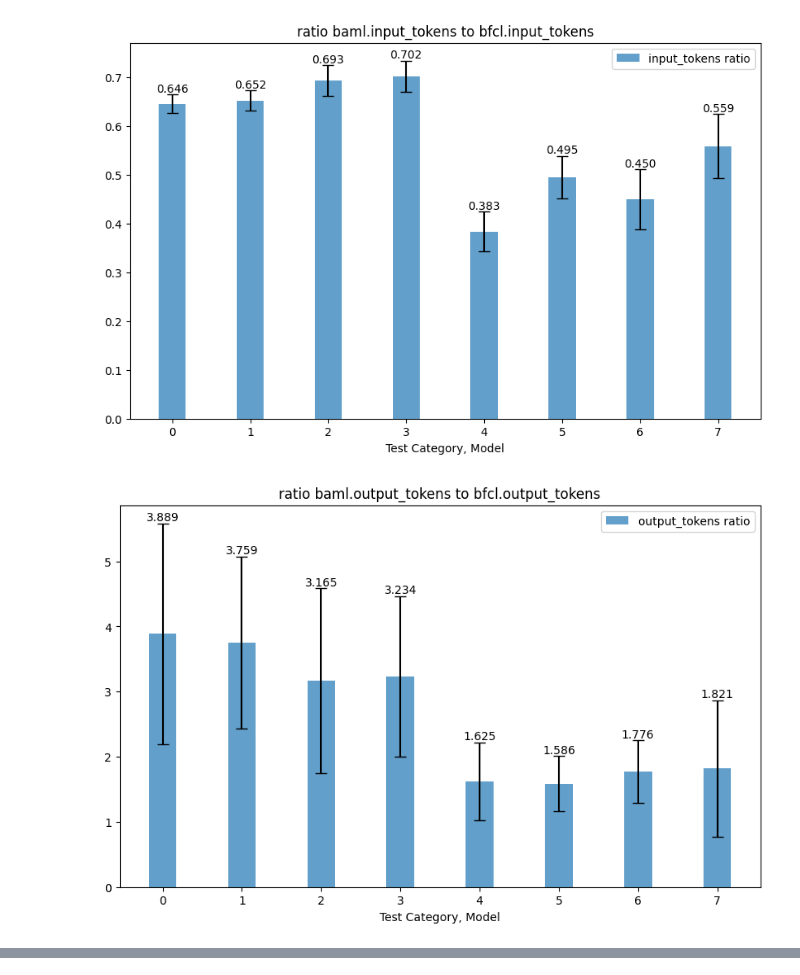
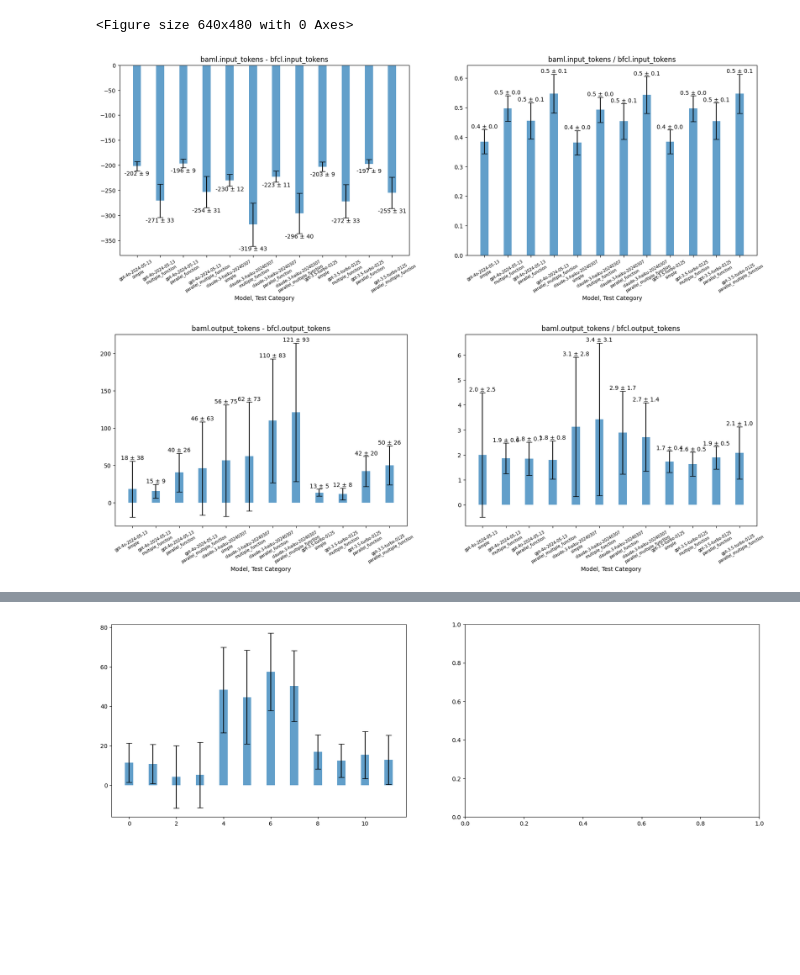
Before and after one commit to BoundaryML/berkeley-gorilla, a Jupyter notebook: berkeley-function-call-leaderboard/baml/eval.ipynb, the cells around one changed output, grey strips where cells are left out. Drawn from its saved outputs; the diff is of its cells as text; code cells hidden in the pictures; blank space fills up the shorter version.

```diff
--- a/berkeley-function-call-leaderboard/baml/eval.ipynb
+++ b/berkeley-function-call-leaderboard/baml/eval.ipynb
@@ -10,6 +10,6 @@ for t in load_data():
   print(json.dumps(t.summary(), indent=2))
   #pass
 
-metrics = ['input_tokens', 'output_tokens', 'cost', 'latency_ms']
+metrics = ['input_tokens', 'output_tokens', 'cost', 'latency_ms', 'output_tokens_per_sec']
 # %% [output]
 {
@@ -48,8 +94,7 @@ for t in load_data():
 
   max_val = max(max_val, t.df[xlabel].max(), t.df[ylabel].max())
 
-  #f = plt.figure(f'{test_category}/{metric}')
-  plt.scatter(t.df[xlabel], t.df[ylabel], marker='o')  # 'o' for circle markers
+  plt.scatter(t.df[xlabel], t.df[ylabel], marker='.')
 
   plt.title(metric)
   plt.xlabel(xlabel)
@@ -210,11 +202,11 @@ bfcl_bars = ax.bar([p + bar_width for p in index], df['bfcl.pass_rate'], bar_wid
 ax.bar_label(bfcl_bars, label_type='edge', fmt='%.3f')
 
 # Labeling and aesthetics
-ax.set_xlabel('Test Category, Model')
+ax.set_xlabel('Model, Test Category')
 ax.set_ylabel('pass_rate')
-ax.set_title('pass_rate')
+ax.set_title('pass rate (higher is better)')
 ax.set_xticks([p + bar_width / 2 for p in index])
-ax.set_xticklabels(df['label_mc'], rotation=30, ha='right', fontsize='x-small')
+ax.set_xticklabels(df['label_mc'], rotation=30, fontsize='x-small')
 #ax.set_xticklabels([f'{row.Category}, {row.Model}' for index, row in agg_df.iterrows()])
 ax.legend()
 
@@ -514,37 +369,52 @@ import matplotlib.pyplot as plt
 from eval import load_data
 
 
+def apply_op(op: str, x: pd.Series, y: pd.Series) -> pd.Series:
+  if op == '-':
+    return x - y
+
+  if op == '/':
+    return x / y
+
+  raise ValueError(f'Unknown operation: {op}')
+
+fmt = {
+  'input_tokens': {'-': '.0f', '/': '.1f'},
+  'output_tokens': {'-': '.0f', '/': '.1f'},
+  'cost': {'-': '.5f', '/': '.1f', 'std': '\n±'},
+  'latency_ms': {'-': '.0f', '/': '.3f'},
+}
+
 for i, metric in enumerate(metrics):
   plt.figure(i)
 
-  df = pd.DataFrame(
-    {
-      'label_mc': f"{t.model}\n{t.test_category}",
-      'BAML_median': (t.df[f'baml.{metric}'] / t.df[f'bfcl.{metric}']).median(),
-      'BAML_std': (t.df[f'baml.{metric}'] / t.df[f'bfcl.{metric}']).std(),
-    }
-    for t in load_data()
-  )
+  fig, axes = plt.subplots(1, 2, figsize=(20, 6))  # Two subplots
+  for op, ax in zip(['-', '/'], axes):
+    df = pd.DataFrame(
+      {
+        'label_mc': f"{t.model}\n{t.test_category}",
+        f'{metric}.{op}.mean': apply_op(op, t.df[f'baml.{metric}'], t.df[f'bfcl.{metric}']).mean(),
+        f'{metric}.{op}.std': apply_op(op, t.df[f'baml.{metric}'], t.df[f'bfcl.{metric}']).std(),
+      }
+      for t in load_data()
+    )
 
+    # Set up the x positions for the groups
+    n = len(df)  # number of groups
+    index = range(n)
+    bar_width = 0.35
 
-  fig, ax = plt.subplots(figsize=(10, 6))
+    # Create bars for BAML_Median
+    bars = ax.bar(index, df[f'{metric}.{op}.mean'], bar_width, yerr=df[f'{metric}.{op}.std'], label=f'{metric} {op}', capsize=5, alpha=0.7)
+    labels = [f"{mean:{fmt[metric][op]}}{fmt[metric].get('std' ,' ± ')}{std:{fmt[metric][op]}}" for mean, std in zip(df[f'{metric}.{op}.mean'], df[f'{metric}.{op}.std'])]
+    ax.bar_label(bars, labels=labels, label_type='edge', fmt='%.3f')
 
-  # Set up the x positions for the groups
-  n = len(df)  # number of groups
-  index = range(n)
-  bar_width = 0.35
+    # Labeling and aesthetics
+    ax.set_xlabel('Model, Test Category')
+    ax.set_title(f'baml.{metric} {op} bfcl.{metric}')
 
-  # Create bars for BAML_Median
-  baml_bars = ax.bar(index, df['BAML_median'], bar_width, yerr=df['BAML_std'], label=f'{metric} ratio', capsize=5, alpha=0.7)
-  ax.bar_label(baml_bars, label_type='edge', fmt='%.3f')
-  #ax.bar_label(baml_bars, labels=df['label_mc'], label_type='center', fmt='%.3f')
-
-  # Labeling and aesthetics
-  ax.set_xlabel('Test Category, Model')
-  ax.set_title(f'ratio baml.{metric} to bfcl.{metric}')
-  #ax.set_xticklabels(df['label_mc'], rotation=30, fontsize='x-small')
-  #ax.set_xticklabels([f'{row.Category}, {row.Model}' for index, row in agg_df.iterrows()])
-  ax.legend()
+    ax.set_xticks(index)
+    ax.set_xticklabels(df['label_mc'], rotation=30, fontsize='x-small')
 
 # Show the plot
 plt.tight_layout()
@@ -554,2 +424,3 @@ plt.show()
+<Figure size 640x480 with 0 Axes>
-[figure, old version]
+[figure, new version]
-[figure, old version]
+[figure, new version]
@@ -557,0 +429 @@ plt.show()
+[figure, added]
```
Also changed, not shown: parts of 13 cells of this notebook, 8 other files.
